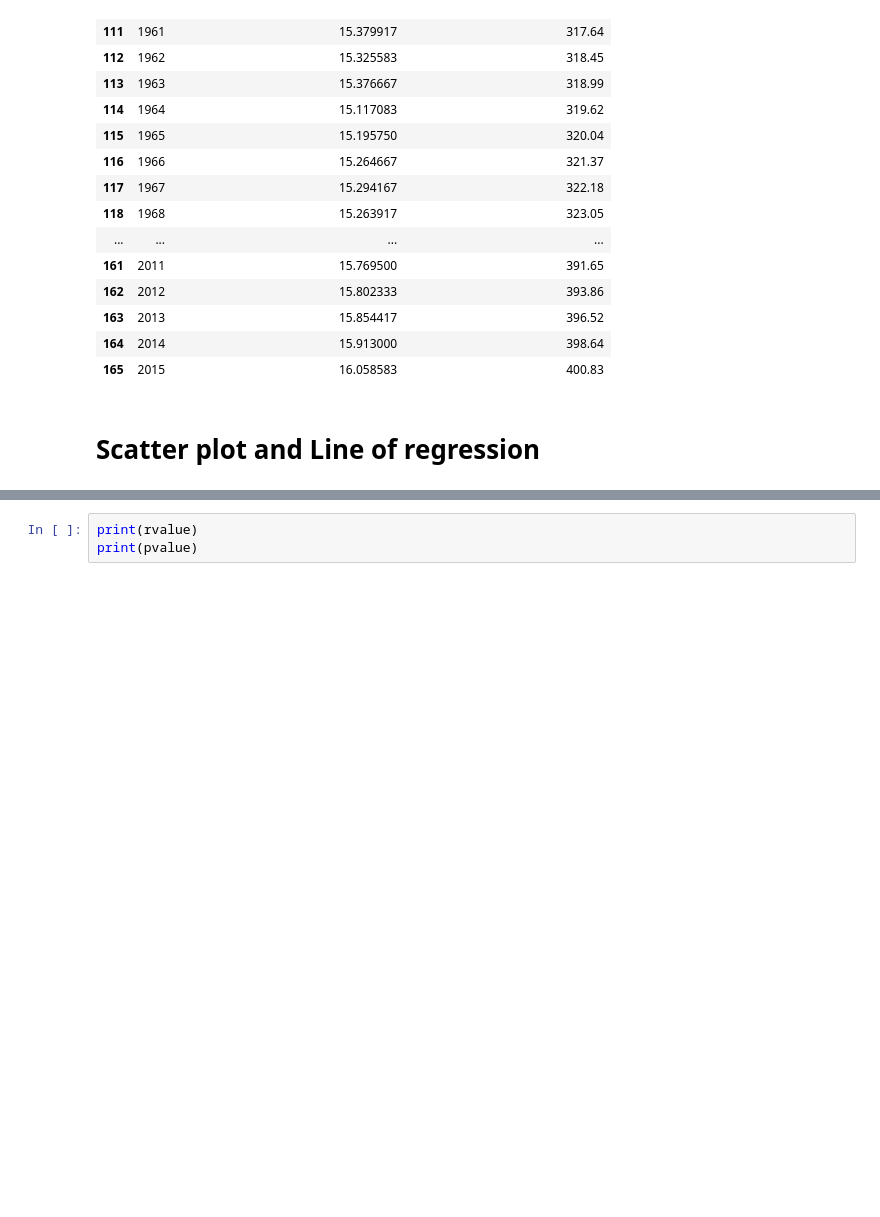
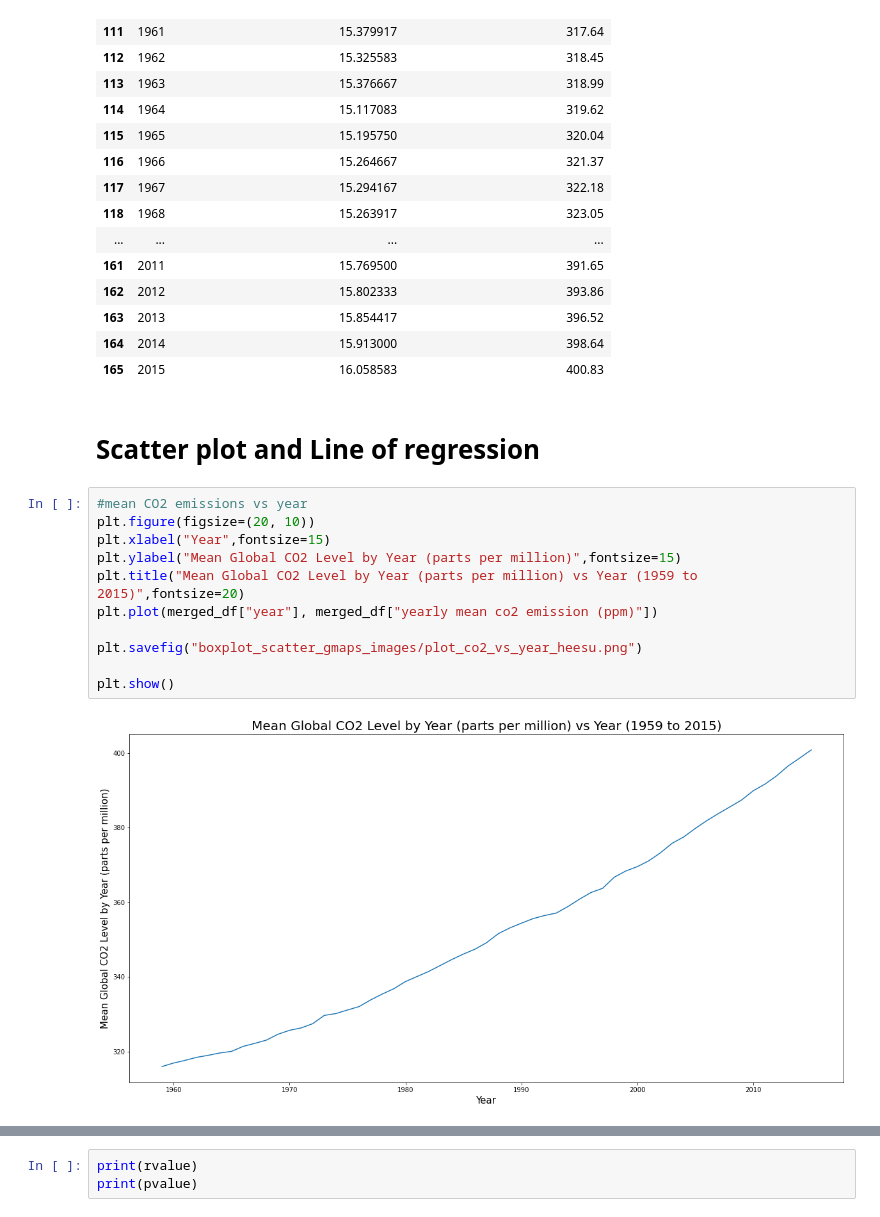
Before and after one commit to Heesu-H/project_1, a Jupyter notebook: Final_Global_AveTemps_ScatterPlot_heesu.ipynb, the cells around one changed output, grey strips where cells are left out. Drawn from its saved outputs; the diff is of its cells as text; blank space fills up the shorter version.

```diff
--- a/Final_Global_AveTemps_ScatterPlot_heesu.ipynb
+++ b/Final_Global_AveTemps_ScatterPlot_heesu.ipynb
@@ -205,3 +205,16 @@ merged_df
 | 165 | 2015 | 16.058583 | 400.83 |
 # %% [markdown]
 # Scatter plot and Line of regression
+# %%
+#mean CO2 emissions vs year
+plt.figure(figsize=(20, 10))
+plt.xlabel("Year",fontsize=15)
+plt.ylabel("Mean Global CO2 Level by Year (parts per million)",fontsize=15)
+plt.title("Mean Global CO2 Level by Year (parts per million) vs Year (1959 to 2015)",fontsize=20)
+plt.plot(merged_df["year"], merged_df["yearly mean co2 emission (ppm)"])
+
+plt.savefig("boxplot_scatter_gmaps_images/plot_co2_vs_year_heesu.png")
+
+plt.show()
+# %% [output]
+[figure, added]
```
Also changed, not shown: parts of 2 cells of this notebook, 3 other files.
